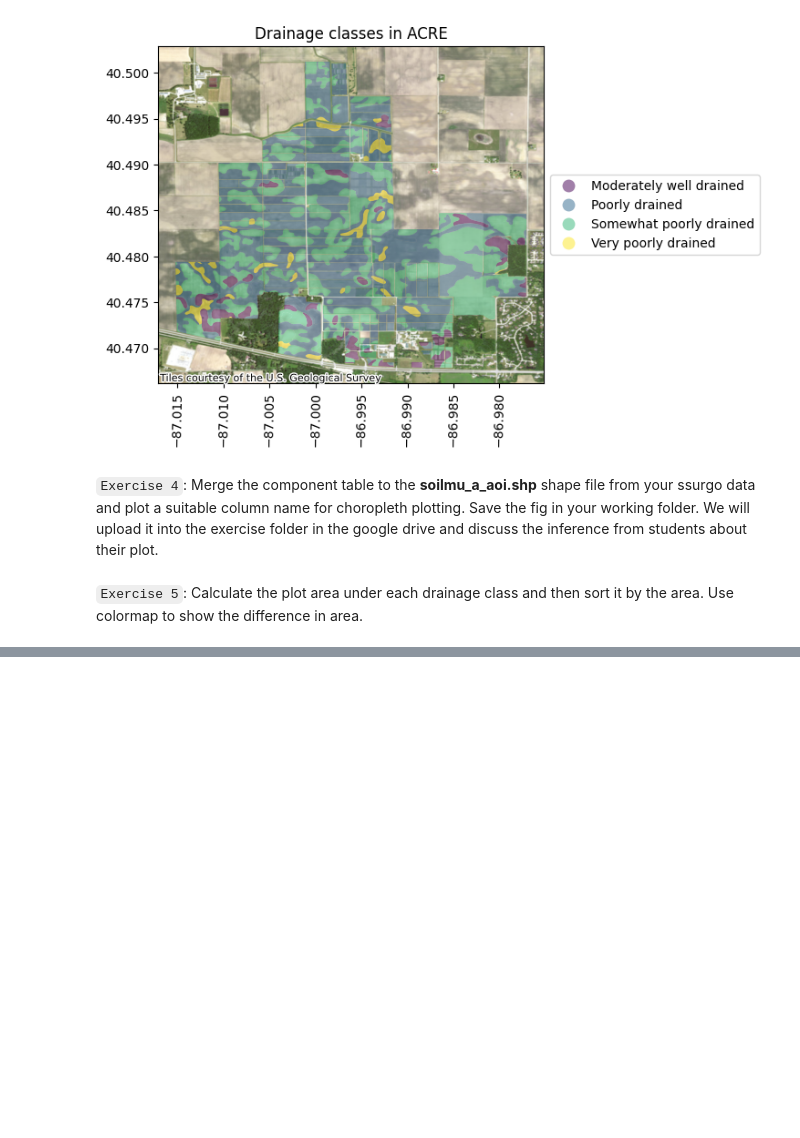
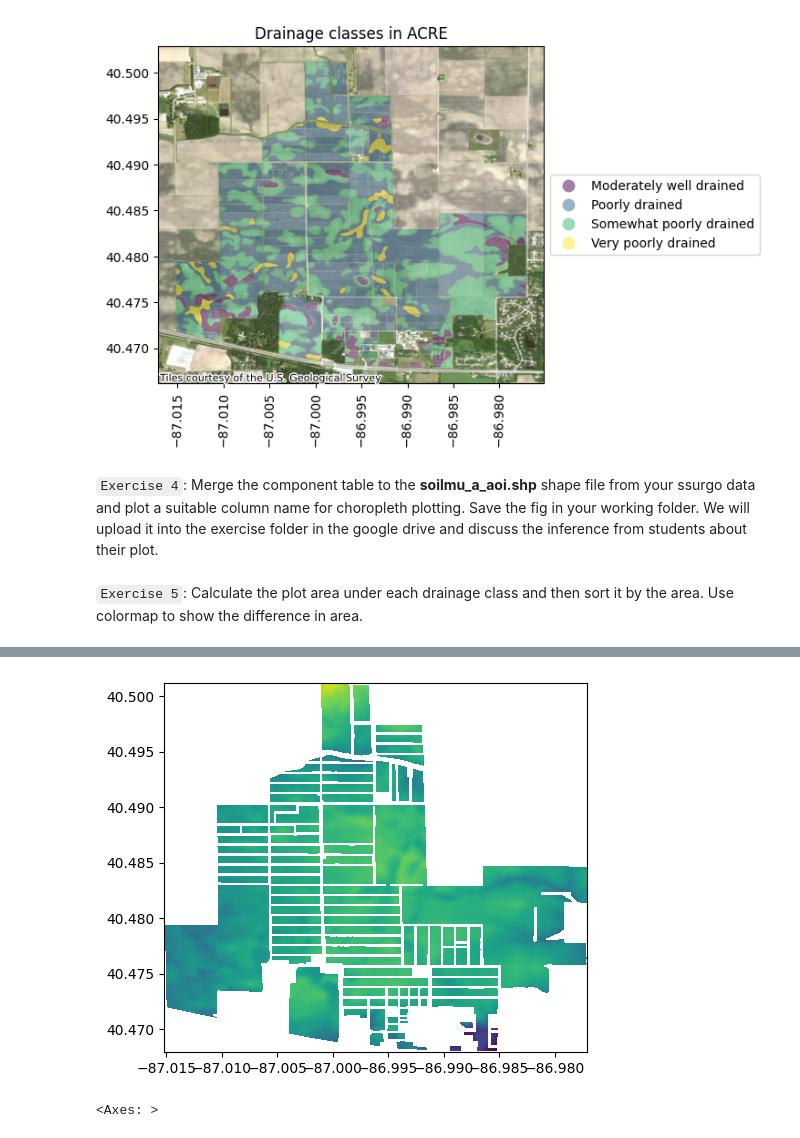
Before and after one commit to venomj26/REEU-23-06-27, a Jupyter notebook: geopandasTutorial.ipynb, the cells around one changed output, grey strips where cells are left out. Cells and saved outputs as stored; diff of their text form; code cells hidden in the pictures; blank space fills up the shorter version.

```diff
--- a/geopandasTutorial.ipynb
+++ b/geopandasTutorial.ipynb
@@ -357,0 +465,8 @@ plt.xticks(rotation=89)
+# %%
+output_tif=r"AcreMerged_4326crs_croppedLidar.tif"
+imgAcreMergedUSGSClipped = rasterio.open(output_tif)
+imgAcreMergedUSGSClipped.crs
+show(imgAcreMergedUSGSClipped)
+# %% [output]
+[figure, added]
+<Axes: >
```
Also changed, not shown: parts of 27 cells of this notebook.
